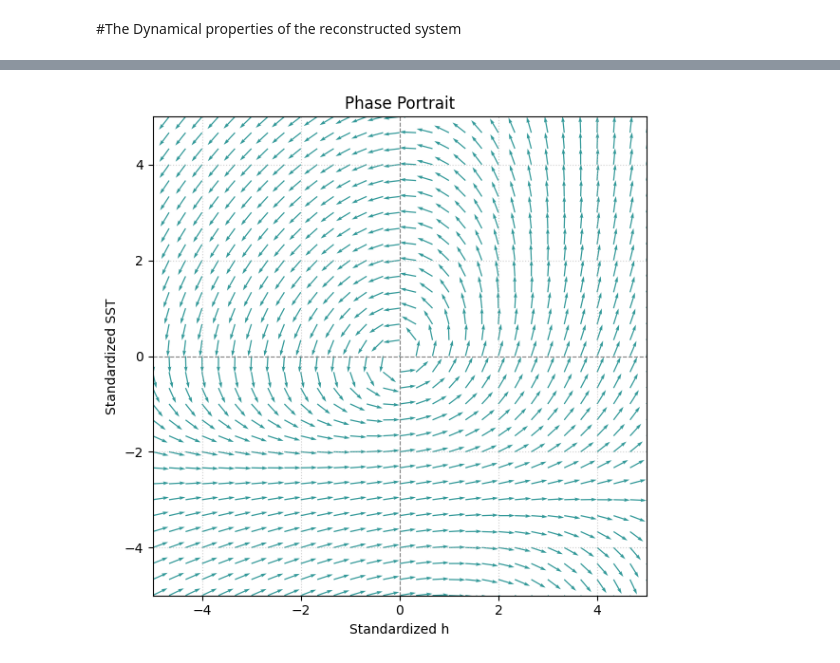
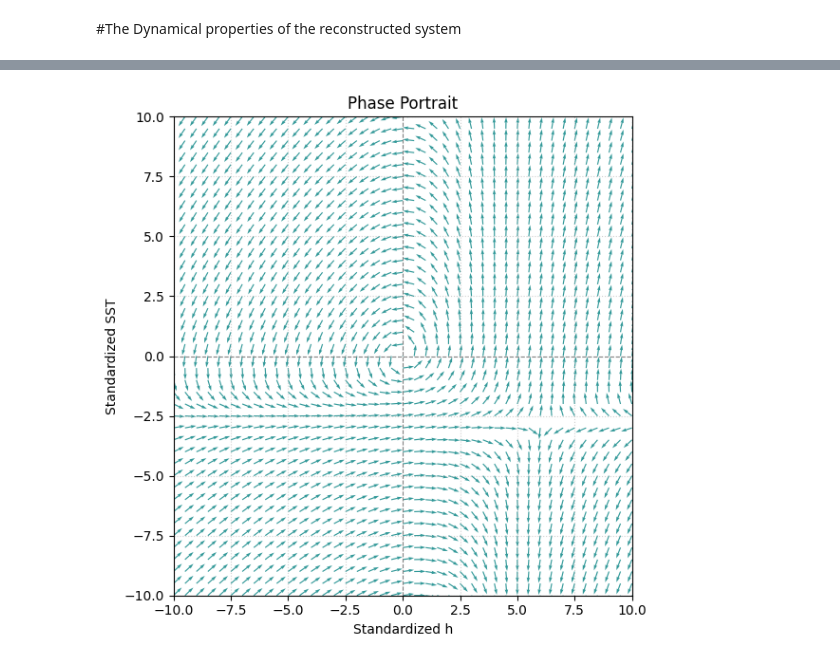
Before and after one commit to fddxxueyj/SINDy-ENSO-Recharge-Discharge-Model, a Jupyter notebook: SINDy_ReDischarge.ipynb, the cells around one changed output, grey strips where cells are left out. Drawn from its saved outputs; the diff is of its cells as text; code cells hidden in the pictures.

```diff
--- a/SINDy_ReDischarge.ipynb
+++ b/SINDy_ReDischarge.ipynb
@@ -231,37 +232,37 @@ plt.show()
 # %%
 # Define the grid range for h and SST
-h_vals = np.linspace(-5, 5, 31)
-sst_vals = np.linspace(-5, 5, 31)
+h_vals = np.linspace(-10, 10, 41)
+sst_vals = np.linspace(-10, 10, 41)
 H, SST = np.meshgrid(h_vals, sst_vals)
 
 grid_points = np.stack([H.flatten(), SST.flatten()], axis=-1)
 derivatives = np.asarray(model.predict(grid_points))
 
 # Reshape back to the grid shape
 dH = derivatives[:, 0].reshape(H.shape)
 dSST = derivatives[:, 1].reshape(SST.shape)
 
 # Normalize the arrows for uniform length
 magnitude = np.sqrt(dH**2 + dSST**2)
 # Avoid division by zero
 magnitude = np.where(magnitude == 0, 1, magnitude)
 dH_norm = dH / magnitude
 dSST_norm = dSST / magnitude
 
 # Plot the vector field using quiver
 plt.figure(figsize=(6, 6))
 # Use the scale parameter to adjust arrow length (smaller scale = longer arrows)
-plt.quiver(H, SST, dH_norm, dSST_norm, color='teal', alpha=0.8, angles='xy', scale=30)
+plt.quiver(H, SST, dH_norm, dSST_norm, color='teal', alpha=0.8, angles='xy', scale=40)
 
 plt.title('Phase Portrait')
 plt.xlabel('Standardized h')
 plt.ylabel('Standardized SST')
-plt.xlim([-5, 5])
-plt.ylim([-5, 5])
+plt.xlim([-10, 10])
+plt.ylim([-10, 10])
 plt.axhline(0, color='gray', linewidth=0.8, linestyle='--')
 plt.axvline(0, color='gray', linewidth=0.8, linestyle='--')
 plt.grid(True, linestyle=':', alpha=0.6)
 plt.tight_layout()
 plt.show()
 # %% [output]
-[figure, old version]
+[figure, new version]
```
Also changed, not shown: parts of 6 cells of this notebook.
